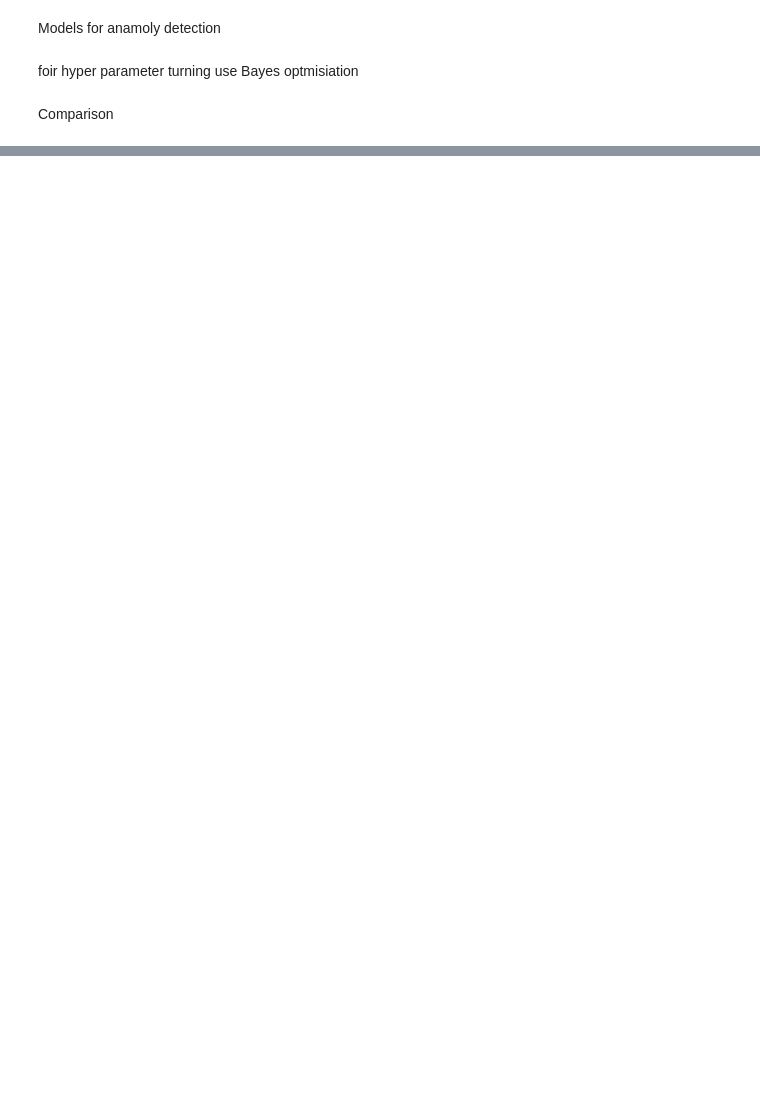
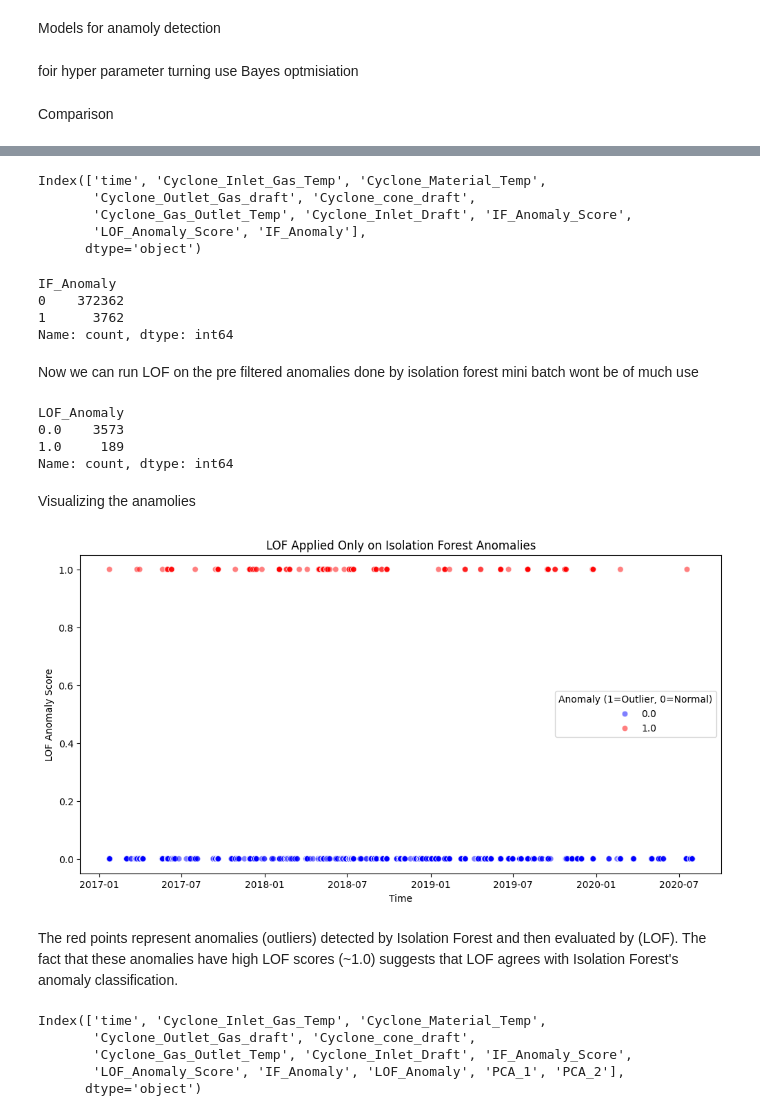
Before and after one commit to arshadjamal6002/Optimized-LOF-Based-Anomaly-Detection-Pipeline-with-Bayesian-Tuning-using-Skopt, a Jupyter notebook: assignment.ipynb, the cells around one changed output, grey strips where cells are left out. Saved outputs shown, nothing was run; the diff lists cells and outputs as text; code cells hidden in the pictures; blank space fills up the shorter version.

```diff
--- a/assignment.ipynb
+++ b/assignment.ipynb
@@ -385,0 +421,62 @@ plt.show()
+# %%
+df.columns
+# %% [output]
+Index(['time', 'Cyclone_Inlet_Gas_Temp', 'Cyclone_Material_Temp',
+       'Cyclone_Outlet_Gas_draft', 'Cyclone_cone_draft',
+       'Cyclone_Gas_Outlet_Temp', 'Cyclone_Inlet_Draft', 'IF_Anomaly_Score',
+       'LOF_Anomaly_Score', 'IF_Anomaly'],
+      dtype='object')
+# %%
+df["IF_Anomaly"].value_counts()
+# %% [output]
+IF_Anomaly
+0    372362
+1      3762
+Name: count, dtype: int64
+# %% [markdown]
+Now we can run LOF on the pre filtered anomalies done by isolation forest
+mini batch wont be of much use
+# %%
+from sklearn.neighbors import LocalOutlierFactor
+
+# Filter only anomalies detected by Isolation Forest
+anomalies_df = df[df["IF_Anomaly"] == 1].drop(columns=["time"])
+
+# Apply LOF
+lof = LocalOutlierFactor(n_neighbors=20, contamination=0.05, novelty=False)
+lof_labels = lof.fit_predict(anomalies_df)
+
+# Convert -1 (outlier) and 1 (inlier) to binary format
+df.loc[df["IF_Anomaly"] == 1, "LOF_Anomaly"] = (lof_labels == -1).astype(int)
+
+# Count the refined anomalies
+print(df["LOF_Anomaly"].value_counts())
+# %% [output]
+LOF_Anomaly
+0.0    3573
+1.0     189
+Name: count, dtype: int64
+# %% [markdown]
+Visualizing the anamolies
+# %%
+
+plt.figure(figsize=(12, 6))
+sns.scatterplot(data=df, x="time", y="LOF_Anomaly", hue=df["LOF_Anomaly"], palette={0: "blue", 1: "red"}, alpha=0.5)
+plt.xlabel("Time")
+plt.ylabel("LOF Anomaly Score")
+plt.title("LOF Applied Only on Isolation Forest Anomalies")
+plt.legend(title="Anomaly (1=Outlier, 0=Normal)")
+plt.show()
+# %% [output]
+[figure, added]
+# %% [markdown]
+The red points represent anomalies (outliers) detected by Isolation Forest and then evaluated by  (LOF).
+The fact that these anomalies have high LOF scores (~1.0) suggests that LOF agrees with Isolation Forest's anomaly classification.
+# %%
+df.columns
+# %% [output]
+Index(['time', 'Cyclone_Inlet_Gas_Temp', 'Cyclone_Material_Temp',
+       'Cyclone_Outlet_Gas_draft', 'Cyclone_cone_draft',
+       'Cyclone_Gas_Outlet_Temp', 'Cyclone_Inlet_Draft', 'IF_Anomaly_Score',
+       'LOF_Anomaly_Score', 'IF_Anomaly', 'LOF_Anomaly', 'PCA_1', 'PCA_2'],
+      dtype='object')
```
Also changed, not shown: parts of 36 cells of this notebook.
